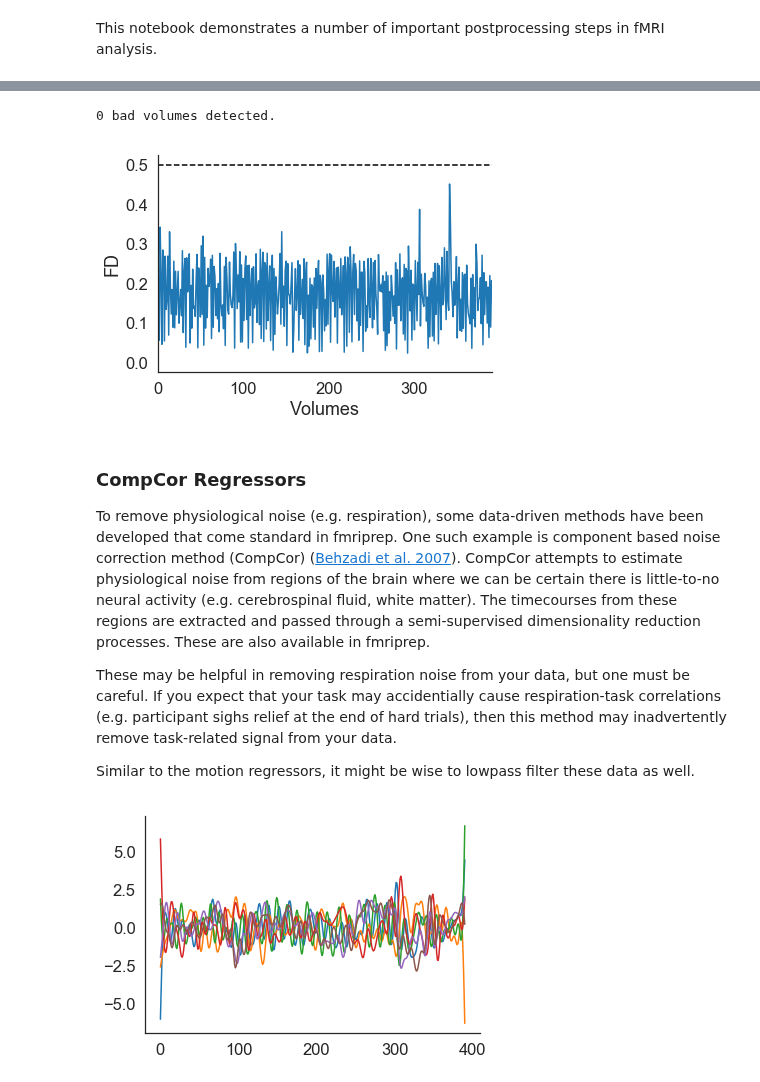
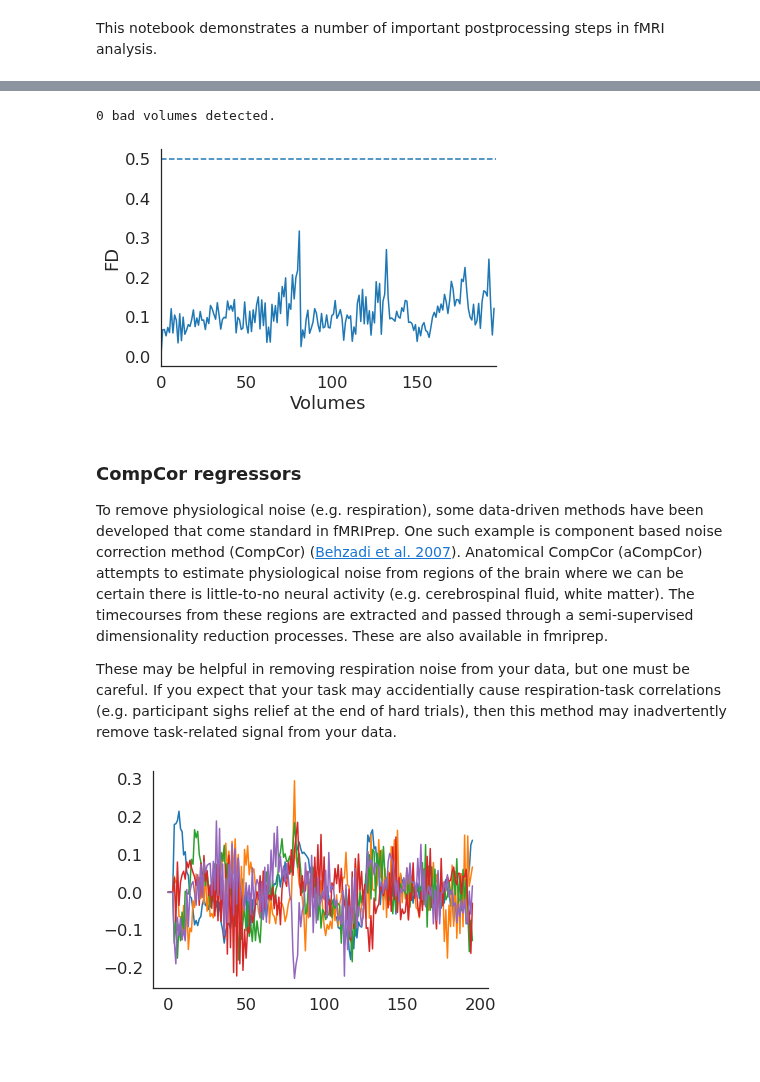
Before and after one commit to yunchang-z/neu502b-lab, a Jupyter notebook: fmri-05/fmri-05-solutions.ipynb, the cells around one changed output, grey strips where cells are left out. Drawn from its saved outputs; the diff is of its cells as text; code cells hidden in the pictures; blank space fills up the shorter version.

Commit message:
Update fmri-05 with real fMRIPrep output

```diff
--- a/fmri-05/fmri-05-solutions.ipynb
+++ b/fmri-05/fmri-05-solutions.ipynb
@@ -89 +55,13 @@ regressors = reg2[:,:n_components]
+# %%
+from pandas import read_table
+from nilearn.signal import clean
+
+## Load fmriprep confound regressors.
+confounds_fn = join(fmriprep_dir, 'sub-001', 'ses-01', 'func',
+                    'sub-001_ses-01_task-faces_run-1_desc-confounds_timeseries.tsv')
+df = read_table(confounds_fn, sep='\t')
+
+## Extract motion regressors.
+hm_labels = ['trans_x', 'trans_y', 'trans_z', 'rot_x', 'rot_y', 'rot_z']
+hm = df[hm_labels].values
 # %% [markdown]
@@ -96,9 +74,6 @@ from pandas import read_table
 
 ## Define FD threshold.
 fd_threshold = 0.5
-
-## Load fmriprep confound regressors.
-df = read_table('confound_regressors.tsv', sep='\t')
 
 ## Extract framewise displacement.
 fd = df['framewise_displacement'].values
@@ -120,31 +95,25 @@ ax.set(xlim=(0, fd.size), xlabel='Volumes', ylabel='FD')
 sns.despine()
 # %% [output]
 0 bad volumes detected.
-[figure, old version]
+[figure, new version]
 # %% [markdown]
-### CompCor Regressors
+### CompCor regressors
 
-To remove physiological noise (e.g. respiration), some data-driven methods have been developed that come standard in fmriprep. One such example is component based noise correction method (CompCor) ([Behzadi et al. 2007](https://www.sciencedirect.com/science/article/pii/S1053811907003837?via%3Dihub])). CompCor attempts to estimate physiological noise from regions of the brain where we can be certain there is little-to-no neural activity (e.g. cerebrospinal fluid, white matter). The timecourses from these regions are extracted and passed through a semi-supervised dimensionality reduction processes. These are also available in fmriprep.
+To remove physiological noise (e.g. respiration), some data-driven methods have been developed that come standard in fMRIPrep. One such example is component based noise correction method (CompCor) ([Behzadi et al. 2007](https://www.sciencedirect.com/science/article/pii/S1053811907003837?via%3Dihub])). Anatomical CompCor (aCompCor) attempts to estimate physiological noise from regions of the brain where we can be certain there is little-to-no neural activity (e.g. cerebrospinal fluid, white matter). The timecourses from these regions are extracted and passed through a semi-supervised dimensionality reduction processes. These are also available in fmriprep.
 
 These may be helpful in removing respiration noise from your data, but one must be careful. If you expect that your task may accidentially cause respiration-task correlations (e.g. participant sighs relief at the end of hard trials), then this method may inadvertently remove task-related signal from your data.
-
-Similar to the motion regressors, it might be wise to lowpass filter these data as well.
 # %%
 from pandas import read_table
 from nilearn.signal import clean
 
-## Load fmriprep confound regressors.
-df = read_table('confound_regressors.tsv', sep='\t')
-
-## Extract anatomical compcor signals.
-compcor = df.filter(regex='a_comp_cor').values
-
-## Filter regressors.
-compcor = clean(compcor, low_pass=0.1, t_r=1)
+## Extract 5 anatomical compcor signals.
+acompcor_n = 5
+acompcor_labels = [f'a_comp_cor_0{n}' for n in range(acompcor_n)]
+acompcor = df.filter(acompcor_labels).values
 
 ## Plot.
-fig, ax = plt.subplots(1,1,figsize=(6,4))
-ax.plot(compcor)
+fig, ax = plt.subplots(1, 1, figsize=(6, 4))
+ax.plot(acompcor)
 sns.despine()
 # %% [output]
-[figure, old version]
+[figure, new version]
```
Also changed, not shown: parts of 11 cells of this notebook.
